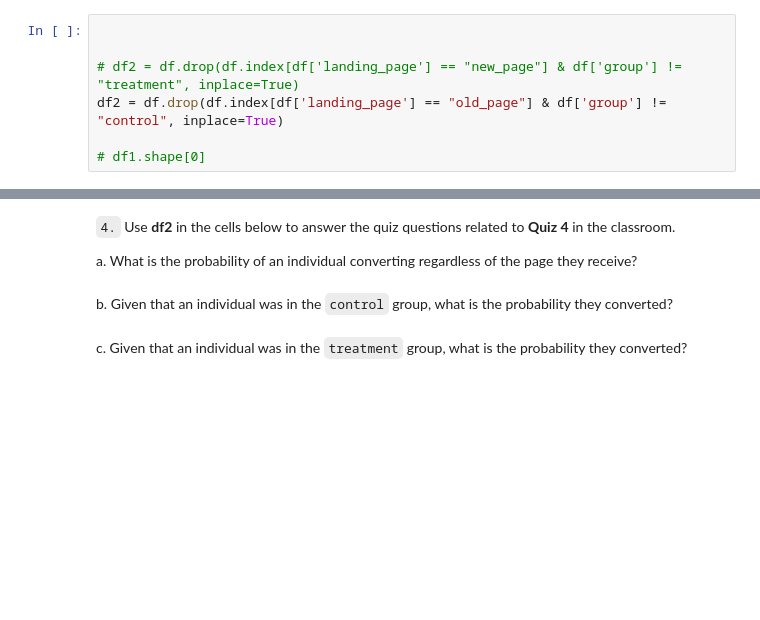
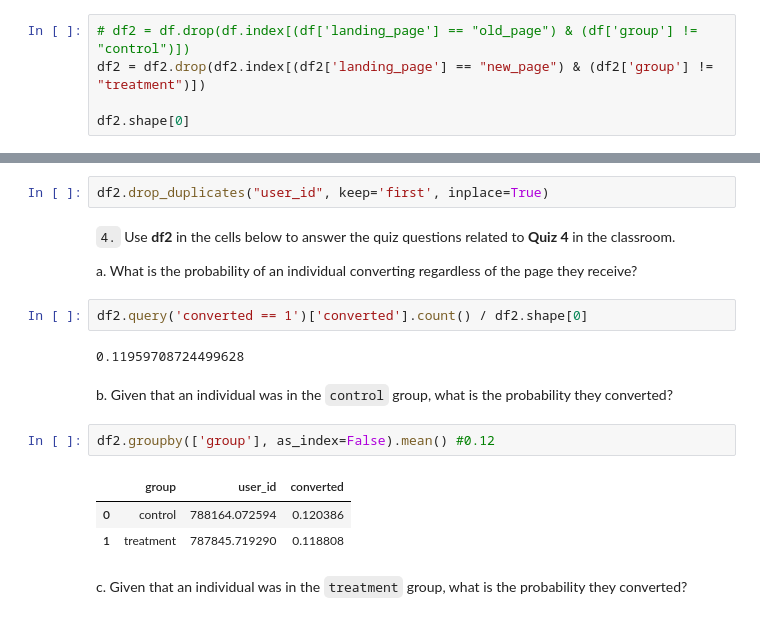
Before and after one commit to sjohnp2112/Analyze-A-B-Test, a Jupyter notebook: Analyze_ab_test_results_notebook.ipynb, the cells around one changed output, grey strips where cells are left out. Saved outputs shown, nothing was run; the diff lists cells and outputs as text; blank space fills up the shorter version.

```diff
--- a/Analyze_ab_test_results_notebook.ipynb
+++ b/Analyze_ab_test_results_notebook.ipynb
@@ -97,9 +97,7 @@ df.isnull().count(), #No missing values
 
 a. Now use the answer to the quiz to create a new dataset that meets the specifications from the quiz.  Store your new dataframe in **df2**.
 # %%
+# df2 = df.drop(df.index[(df['landing_page'] == "old_page") & (df['group'] != "control")])
+df2 = df2.drop(df2.index[(df2['landing_page'] == "new_page") & (df2['group'] != "treatment")])
 
-
-# df2 = df.drop(df.index[df['landing_page'] == "new_page"] & df['group'] != "treatment", inplace=True)
-df2 = df.drop(df.index[df['landing_page'] == "old_page"] & df['group'] != "control", inplace=True)
-
-# df1.shape[0]
+df2.shape[0]
@@ -119,10 +132,22 @@ c. What is the row information for the repeat **user_id**?
 # %% [markdown]
 d. Remove **one** of the rows with a duplicate **user_id**, but keep your dataframe as **df2**.
+# %%
+df2.drop_duplicates("user_id", keep='first', inplace=True)
 # %% [markdown]
 `4.` Use **df2** in the cells below to answer the quiz questions related to **Quiz 4** in the classroom.
 
 a. What is the probability of an individual converting regardless of the page they receive?
+# %%
+df2.query('converted == 1')['converted'].count() / df2.shape[0]
+# %% [output]
+0.11959708724499628
 # %% [markdown]
 b. Given that an individual was in the `control` group, what is the probability they converted?
+# %%
+df2.groupby(['group'], as_index=False).mean() #0.12
+# %% [output]
+|  | group | user_id | converted |
+| 0 | control | 788164.072594 | 0.120386 |
+| 1 | treatment | 787845.719290 | 0.118808 |
 # %% [markdown]
 c. Given that an individual was in the `treatment` group, what is the probability they converted?
```
Also changed, not shown: parts of 17 cells of this notebook.
